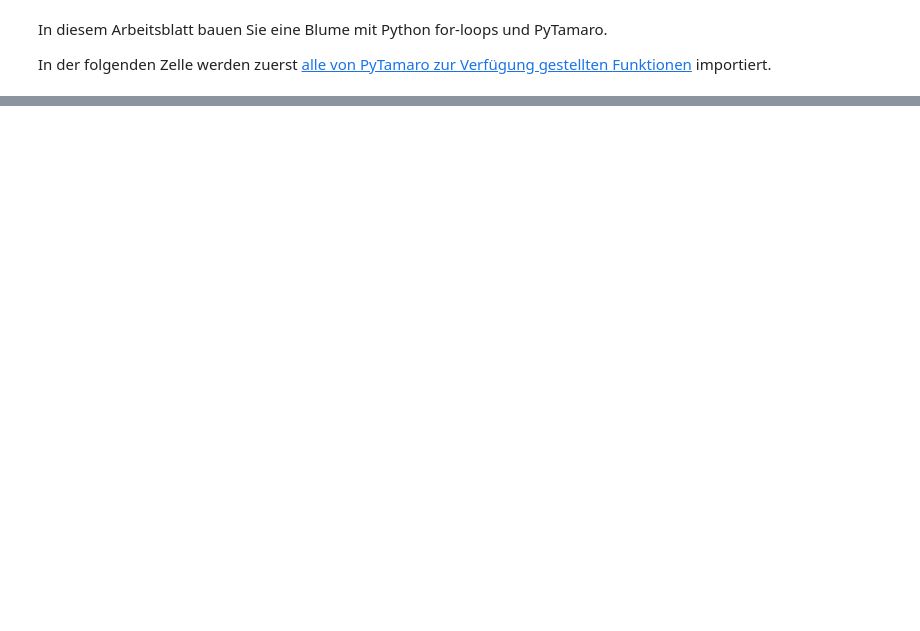
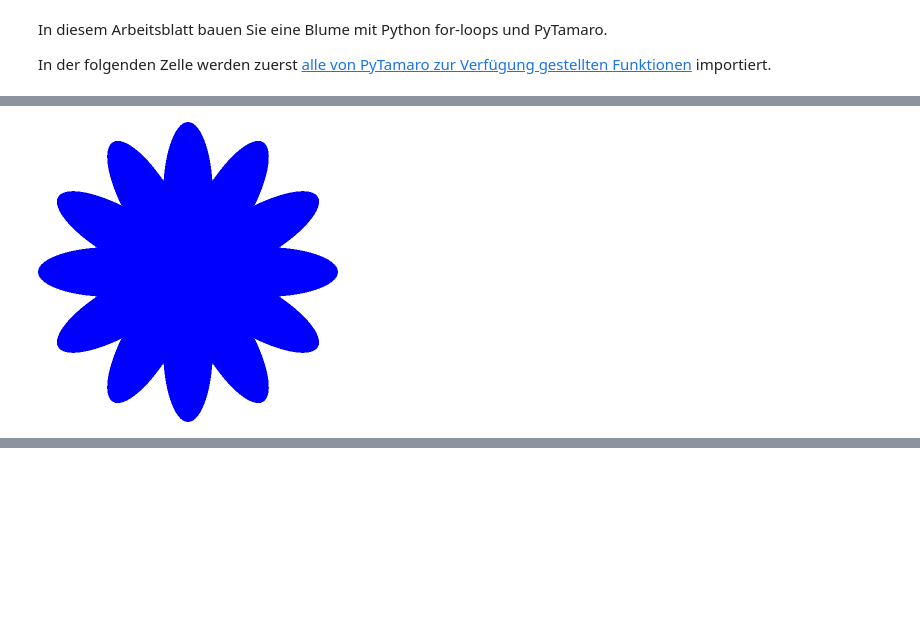
Before and after one commit to SkriptenMk/I_eW_25-29, a Jupyter notebook: files/lektionen_hs25/250915_schlaufen/for_loop.ipynb, the cells around one changed output, grey strips where cells are left out. Saved outputs shown, nothing was run; the diff lists cells and outputs as text; code cells hidden in the pictures; blank space fills up the shorter version.

```diff
--- a/files/lektionen_hs25/250915_schlaufen/for_loop.ipynb
+++ b/files/lektionen_hs25/250915_schlaufen/for_loop.ipynb
@@ -19,0 +129,11 @@ roten Punkt mit einem Farbverlauf in verschiedenen Rottönen.
+# %%
+blume = bluetenblatt_fixiert
+
+for i in range(12):
+    winkel = i * 30
+    bluetenblatt_gedreht = drehe(winkel, bluetenblatt_fixiert)
+    blume = kombiniere(blume, bluetenblatt_gedreht)
+
+zeige_grafik(blume)
+# %% [output]
+[figure, added]
```
Also changed, not shown: parts of 20 cells of this notebook, 1 other file.
